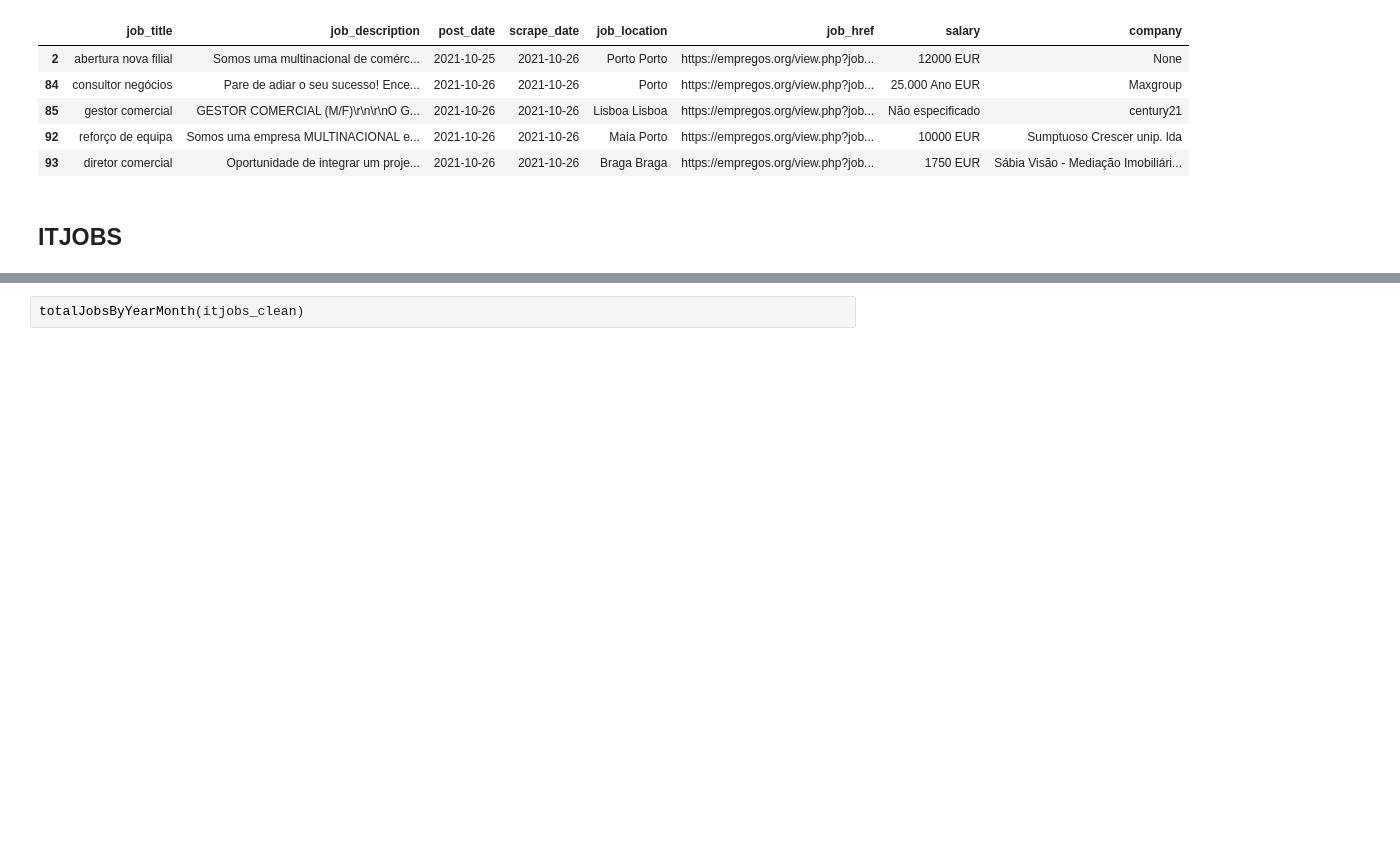
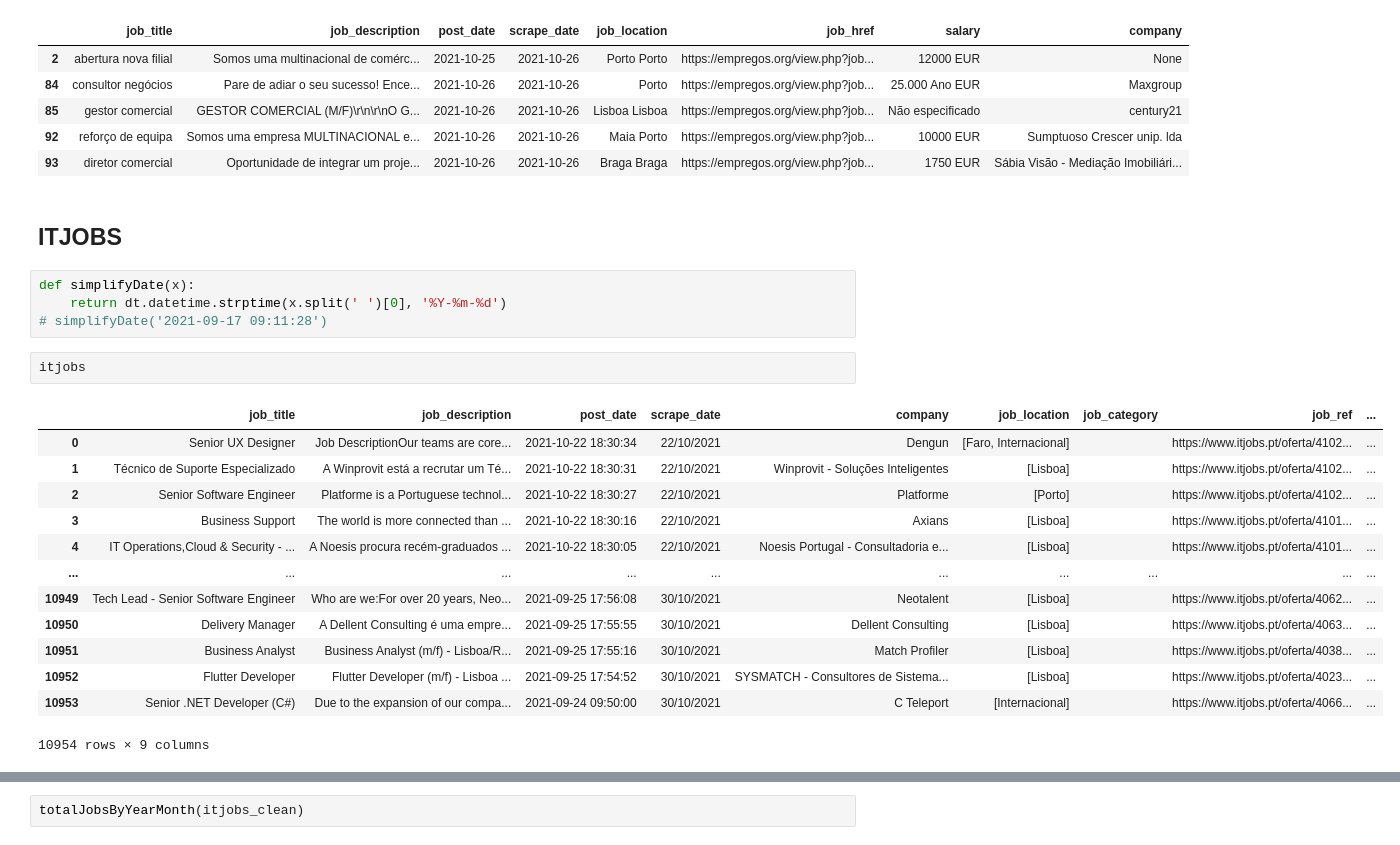
Before and after one commit to gilnribeiro/Work-Project, a Jupyter notebook: Thesis - Code/Data_Cleaning/data_cleaning.ipynb, the cells around one changed output, grey strips where cells are left out. Drawn from its saved outputs; the diff is of its cells as text; blank space fills up the shorter version.

```diff
--- a/Thesis - Code/Data_Cleaning/data_cleaning.ipynb
+++ b/Thesis - Code/Data_Cleaning/data_cleaning.ipynb
@@ -438,6 +432,26 @@ Current shape:(23, 8)
 | 93 | diretor comercial | Oportunidade de integrar um proje... | 2021-10-26 | 2021-10-26 | Braga Braga | https://empregos.org/view.php?job... | 1750 EUR | Sábia Visão - Mediação Imobiliári... |
 # %% [markdown]
 ## ITJOBS
+# %%
+def simplifyDate(x):
+    return dt.datetime.strptime(x.split(' ')[0], '%Y-%m-%d')
+# simplifyDate('2021-09-17 09:11:28')
+# %%
+itjobs
+# %% [output]
+|  | job_title | job_description | post_date | scrape_date | company | job_location | job_category | job_ref | ... |
+| 0 | Senior UX Designer | Job DescriptionOur teams are core... | 2021-10-22 18:30:34 | 22/10/2021 | Dengun | [Faro, Internacional] |  | https://www.itjobs.pt/oferta/4102... | ... |
+| 1 | Técnico de Suporte Especializado | A Winprovit está a recrutar um Té... | 2021-10-22 18:30:31 | 22/10/2021 | Winprovit - Soluções Inteligentes | [Lisboa] |  | https://www.itjobs.pt/oferta/4102... | ... |
+| 2 | Senior Software Engineer | Platforme is a Portuguese technol... | 2021-10-22 18:30:27 | 22/10/2021 | Platforme | [Porto] |  | https://www.itjobs.pt/oferta/4102... | ... |
+| 3 | Business Support | The world is more connected than ... | 2021-10-22 18:30:16 | 22/10/2021 | Axians | [Lisboa] |  | https://www.itjobs.pt/oferta/4101... | ... |
+| 4 | IT Operations,Cloud & Security - ... | A Noesis procura recém-graduados ... | 2021-10-22 18:30:05 | 22/10/2021 | Noesis Portugal - Consultadoria e... | [Lisboa] |  | https://www.itjobs.pt/oferta/4101... | ... |
+| ... | ... | ... | ... | ... | ... | ... | ... | ... | ... |
+| 10949 | Tech Lead - Senior Software Engineer | Who are we:For over 20 years, Neo... | 2021-09-25 17:56:08 | 30/10/2021 | Neotalent | [Lisboa] |  | https://www.itjobs.pt/oferta/4062... | ... |
+| 10950 | Delivery Manager | ﻿A Dellent Consulting é uma empre... | 2021-09-25 17:55:55 | 30/10/2021 | Dellent Consulting | [Lisboa] |  | https://www.itjobs.pt/oferta/4063... | ... |
+| 10951 | Business Analyst | Business Analyst (m/f) - Lisboa/R... | 2021-09-25 17:55:16 | 30/10/2021 | Match Profiler | [Lisboa] |  | https://www.itjobs.pt/oferta/4038... | ... |
+| 10952 | Flutter Developer | Flutter Developer (m/f) - Lisboa ... | 2021-09-25 17:54:52 | 30/10/2021 | SYSMATCH - Consultores de Sistema... | [Lisboa] |  | https://www.itjobs.pt/oferta/4023... | ... |
+| 10953 | Senior .NET Developer (C#) | Due to the expansion of our compa... | 2021-09-24 09:50:00 | 30/10/2021 | C Teleport | [Internacional] |  | https://www.itjobs.pt/oferta/4066... | ... |
+10954 rows × 9 columns
 # %%
 itjobs_clean = (itjobs.
                     pipe(copy_df).
```
Also changed, not shown: parts of 8 cells of this notebook, 12 other files.
